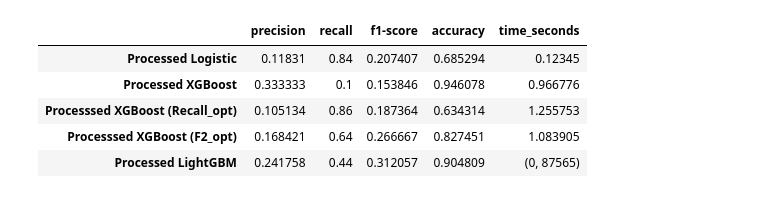
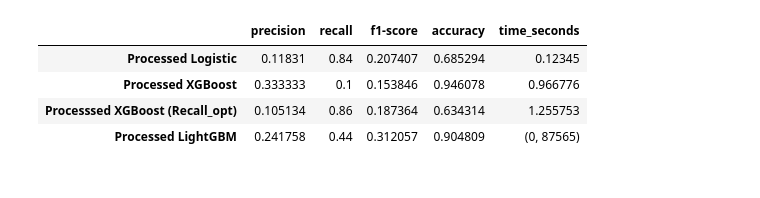
Before and after one commit to Brozic2908/Stroke-Prediction-Project, a Jupyter notebook: src/models/compare_models.ipynb, the cells around one changed output. Saved outputs shown, nothing was run; the diff lists cells and outputs as text; code cells hidden in the pictures.

```diff
--- a/src/models/compare_models.ipynb
+++ b/src/models/compare_models.ipynb
@@ -75,9 +75,9 @@ data = {
     "Processsed XGBoost (Recall_opt)": [
         row_Recall[m] for m in metrics
     ],
-    "Processsed XGBoost (F2_opt)": [
-        row_F2[m] for m in metrics
-    ],
+    # "Processsed XGBoost (F2_opt)": [
+    #     row_F2[m] for m in metrics
+    # ],
 
     # "Raw LightGBM": [
     #     lightgbm_raw.loc[m, "weighted avg"] if m in ["precision","recall","f1-score"]
@@ -87,34 +87,33 @@ data = {
     "Processed LightGBM": [
     precision_lgb,
     recall_lgb,
     f1_lgb,
     accuracy_lgb,
     time_lgb,
     ],
 
     #     lightgbm_processed.loc[m, "weighted avg"] if m in ["precision","recall","f1-score"]
     #     else lightgbm_processed.loc[m, lightgbm_processed.columns[0]]
     #     for m in metrics
     # ],
 }
 
 # Metric là index, không phải cột
 comparison = pd.DataFrame(data, index=metrics)
 
 # Chuyển vị
 comparison_T = comparison.transpose()
 
 # Lưu file không index
 # comparison_T.to_csv(results_dir / "logistic_comparison.csv", index=False)
 comparison_T.to_csv(results_dir / "model_comparison.csv", index=True)
 
 comparison_T.head()
 # %% [output]
 |  | precision | recall | f1-score | accuracy | time_seconds |
 | Processed Logistic | 0.11831 | 0.84 | 0.207407 | 0.685294 | 0.12345 |
 | Processed XGBoost | 0.333333 | 0.1 | 0.153846 | 0.946078 | 0.966776 |
 | Processsed XGBoost (Recall_opt) | 0.105134 | 0.86 | 0.187364 | 0.634314 | 1.255753 |
-| Processsed XGBoost (F2_opt) | 0.168421 | 0.64 | 0.266667 | 0.827451 | 1.083905 |
 | Processed LightGBM | 0.241758 | 0.44 | 0.312057 | 0.904809 | (0, 87565) |
 # %%
 import pandas as pd
```
Also changed, not shown: parts of 1 cell of this notebook.
